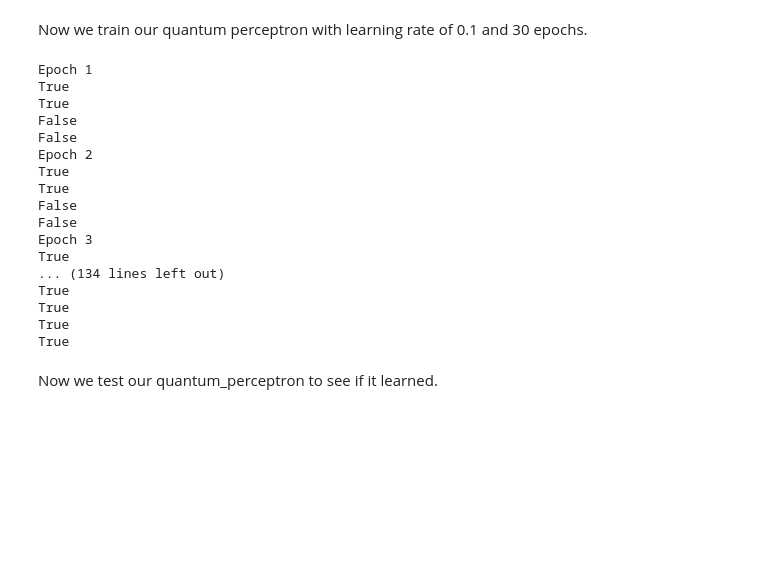
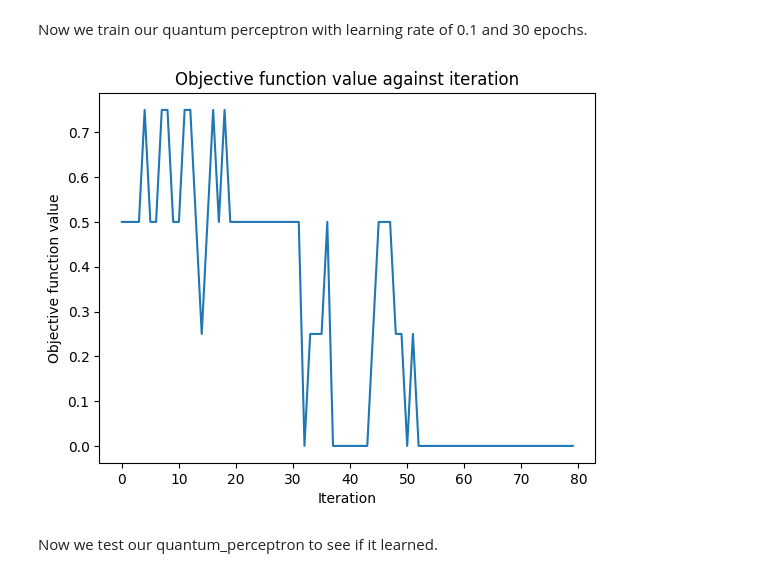
Before and after one commit to MrBrown23/QuantumComputingTests, a Jupyter notebook: Quantum Perceptron/quantum_perceptron_on_xor.ipynb, the cells around one changed output. Saved outputs shown, nothing was run; the diff lists cells and outputs as text; code cells hidden in the pictures; blank space fills up the shorter version.

```diff
--- a/Quantum Perceptron/quantum_perceptron_on_xor.ipynb
+++ b/Quantum Perceptron/quantum_perceptron_on_xor.ipynb
@@ -88,6 +90,20 @@ def quantum_perceptron(qc, input_data, weights, bias):
     prediction = int(max_key)
 
     return prediction
+# %%
+objective_func_vals = []
+
+def callback_graph(obj_func_eval):
+  clear_output(wait=True)
+  objective_func_vals.append(obj_func_eval)
+  plt.title("Objective function value against iteration")
+  plt.xlabel("Iteration")
+  plt.ylabel("Objective function value")
+  plt.plot(range(len(objective_func_vals)), objective_func_vals)
+  plt.show()
+# %%
+def calculate_loss(target, prediction):
+    return np.mean(np.abs(target - prediction))
 # %% [markdown]
 The update_weights update the weights based on a simple rule:
 
@@ -119,38 +135,32 @@ bias = np.random.uniform(-4, 4, 1)
 Now we train our quantum perceptron with learning rate of 0.1 and 30 epochs.
 # %%
 l_rate = 0.1
-epochs = 30
+epochs = 80
+objective_func_vals = []
 for _ in range(epochs):
-    print(f'Epoch {_ + 1}')
+#     print(f'Epoch {_ + 1}')
     i = 0
+    targets = []
+    preds = []
     for data in x_input:
         qc=QuantumCircuit(1, 1)
         prediction = quantum_perceptron(qc, data, random_weights, bias)
+        preds.append(prediction)
+        targets.append(np.array(y_input[i]))
         if prediction != y_input[i]:
-            print('False')
+
             random_weights = update_weights(random_weights, l_rate, y_input[i], prediction, data)
             bias = update_bias(bias, l_rate, y_input[i], prediction)
-        else:
-            print('True')
+
         i += 1
+
+    preds = np.array(preds)
+    targets = np.array(targets)
+    targets = targets.flatten()
+    loss = calculate_loss(target=targets, prediction=preds)
+    callback_graph(loss)
 # %% [output]
-Epoch 1
-True
-True
-False
-False
-Epoch 2
-True
-True
-False
-False
-Epoch 3
-True
-... (134 lines left out)
-True
-True
-True
-True
+[figure, added]
 # %% [markdown]
 Now we test our quantum_perceptron to see if it learned.
 # %%
```
Also changed, not shown: parts of 3 cells of this notebook.
